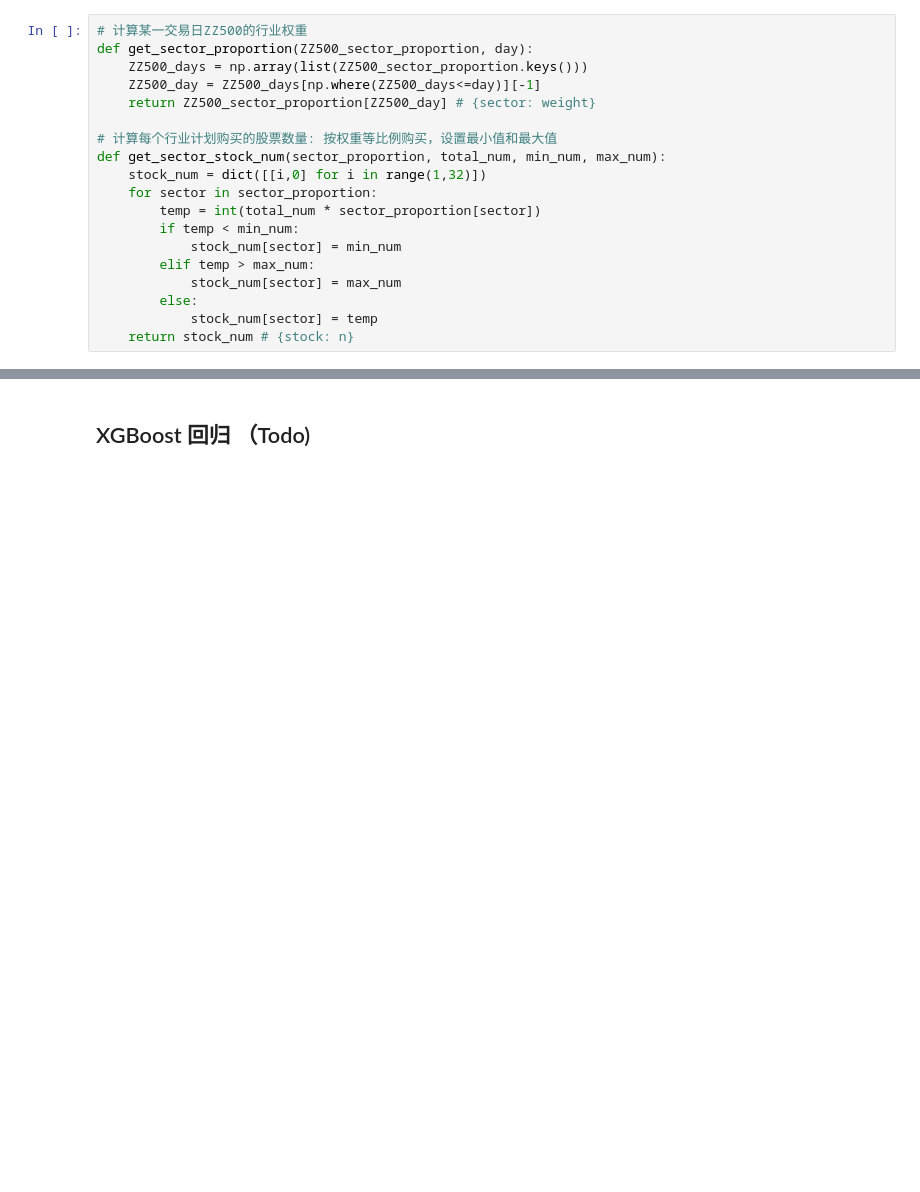
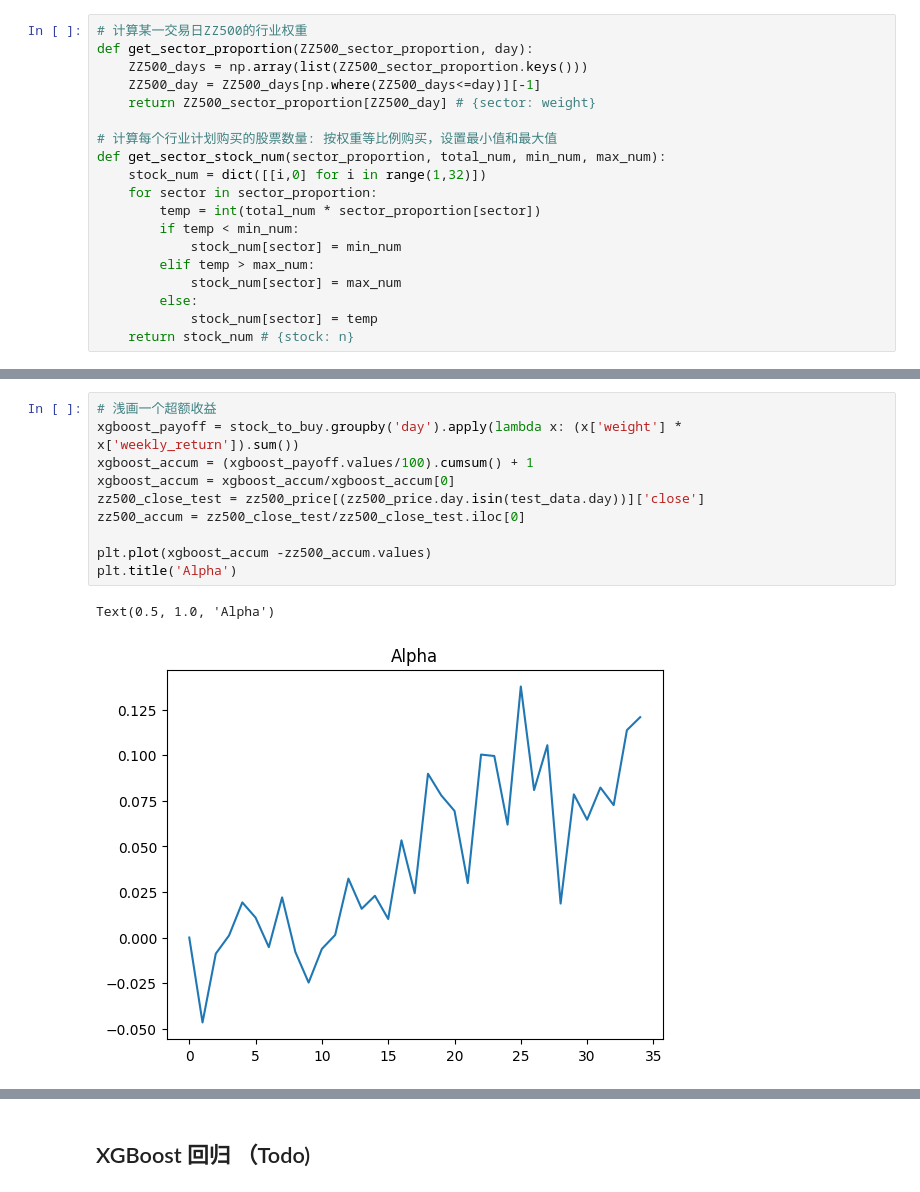
Before and after one commit to sherryshao812/multi_factor_model, a Jupyter notebook: model_test.ipynb, the cells around one changed output, grey strips where cells are left out. Cells and saved outputs as stored; diff of their text form; blank space fills up the shorter version.

```diff
--- a/model_test.ipynb
+++ b/model_test.ipynb
@@ -422,0 +413,13 @@ test_data
+# %%
+# 浅画一个超额收益
+xgboost_payoff = stock_to_buy.groupby('day').apply(lambda x: (x['weight'] * x['weekly_return']).sum())
+xgboost_accum = (xgboost_payoff.values/100).cumsum() + 1
+xgboost_accum = xgboost_accum/xgboost_accum[0]
+zz500_close_test = zz500_price[(zz500_price.day.isin(test_data.day))]['close']
+zz500_accum = zz500_close_test/zz500_close_test.iloc[0]
+
+plt.plot(xgboost_accum -zz500_accum.values)
+plt.title('Alpha')
+# %% [output]
+Text(0.5, 1.0, 'Alpha')
+[figure, added]
```
Also changed, not shown: parts of 18 cells of this notebook, 1 other file.
